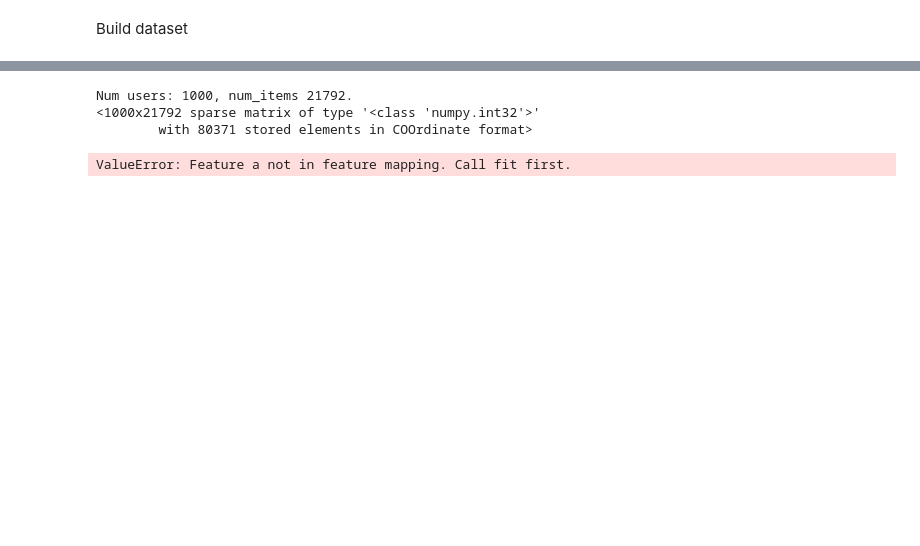
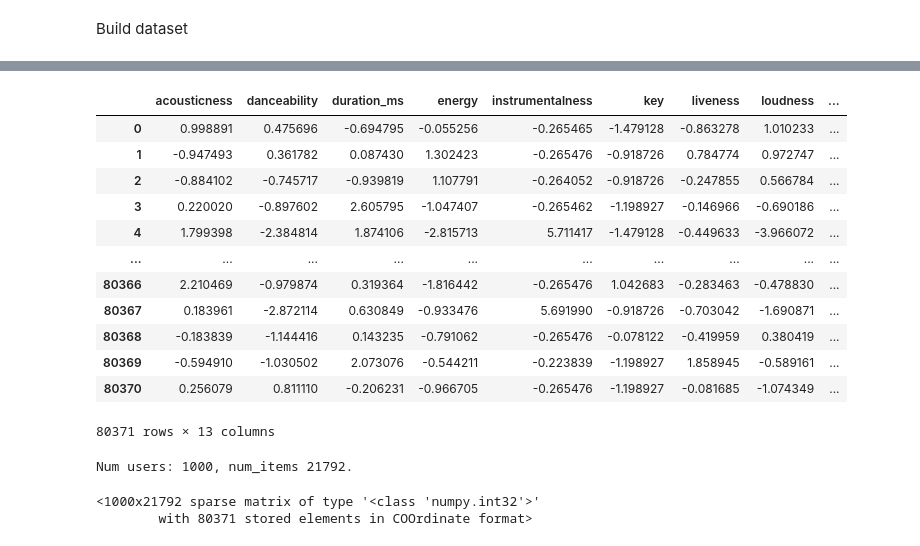
Before and after one commit to SNURTEL/fm-playlist-recommender, a Jupyter notebook: src/hand-waving.ipynb, the cells around one changed output, grey strips where cells are left out. Drawn from its saved outputs; the diff is of its cells as text; code cells hidden in the pictures; blank space fills up the shorter version.

```diff
--- a/src/hand-waving.ipynb
+++ b/src/hand-waving.ipynb
@@ -79,24 +126,31 @@ display(tracks)
+# %%
+from scipy import stats
+d_features = stats.zscore(d.drop(['user_id', 'track_id', 'weight'], axis=1))
+d_features
+# %% [output]
+|  | acousticness | danceability | duration_ms | energy | instrumentalness | key | liveness | loudness | ... |
+| 0 | 0.998891 | 0.475696 | -0.694795 | -0.055256 | -0.265465 | -1.479128 | -0.863278 | 1.010233 | ... |
+| 1 | -0.947493 | 0.361782 | 0.087430 | 1.302423 | -0.265476 | -0.918726 | 0.784774 | 0.972747 | ... |
+| 2 | -0.884102 | -0.745717 | -0.939819 | 1.107791 | -0.264052 | -0.918726 | -0.247855 | 0.566784 | ... |
+| 3 | 0.220020 | -0.897602 | 2.605795 | -1.047407 | -0.265462 | -1.198927 | -0.146966 | -0.690186 | ... |
+| 4 | 1.799398 | -2.384814 | 1.874106 | -2.815713 | 5.711417 | -1.479128 | -0.449633 | -3.966072 | ... |
+| ... | ... | ... | ... | ... | ... | ... | ... | ... | ... |
+| 80366 | 2.210469 | -0.979874 | 0.319364 | -1.816442 | -0.265476 | 1.042683 | -0.283463 | -0.478830 | ... |
+| 80367 | 0.183961 | -2.872114 | 0.630849 | -0.933476 | 5.691990 | -0.918726 | -0.703042 | -1.690871 | ... |
+| 80368 | -0.183839 | -1.144416 | 0.143235 | -0.791062 | -0.265476 | -0.078122 | -0.419959 | 0.380419 | ... |
+| 80369 | -0.594910 | -1.030502 | 2.073076 | -0.544211 | -0.223839 | -1.198927 | 1.858945 | -0.589161 | ... |
+| 80370 | 0.256079 | 0.811110 | -0.206231 | -0.966705 | -0.265476 | -1.198927 | -0.081685 | -1.074349 | ... |
+80371 rows × 13 columns
 # %%
 from lightfm.data import Dataset
 
 dataset = Dataset()
-dataset.fit(sessions['user_id'], sessions['track_id'])
-
-# spark cannot handle this! lol
-# item_features = spark.sql(f"SELECT DISTINCT s.user_id, s.track_id, acousticness FROM sessions s inner join tracks t WHERE event_type like 'like'").toPandas()
-
+dataset.fit(
+    users=d['user_id'],
+    items=d['track_id'],
+    item_features=d_features)
 
 num_users, num_items = dataset.interactions_shape()
 print('Num users: {}, num_items {}.'.format(num_users, num_items))
-
-(interactions, weights) = dataset.build_interactions(sessions[['user_id', 'track_id']].apply(tuple, axis=1))
-
-print(repr(interactions))
-
-item_features = dataset.build_item_features(zip(tracks['id'], tracks.drop('id', axis=1)))
-print(repr(item_features))
 # %% [output]
 Num users: 1000, num_items 21792.
-<1000x21792 sparse matrix of type '<class 'numpy.int32'>'
-        with 80371 stored elements in COOrdinate format>
-ValueError: Feature a not in feature mapping. Call fit first.
@@ -138,0 +157,7 @@ print('Reciprocal rank: train %.6f, test %.6f.' % (train_reciprocal_rank, test_r
+# %%
+(interactions, weights) = dataset.build_interactions(d[['user_id', 'track_id', 'weight']].apply(tuple, axis=1))
+
+print(repr(interactions))
+# %% [output]
+<1000x21792 sparse matrix of type '<class 'numpy.int32'>'
+        with 80371 stored elements in COOrdinate format>
```
Also changed, not shown: parts of 15 cells of this notebook, 2 other files.
